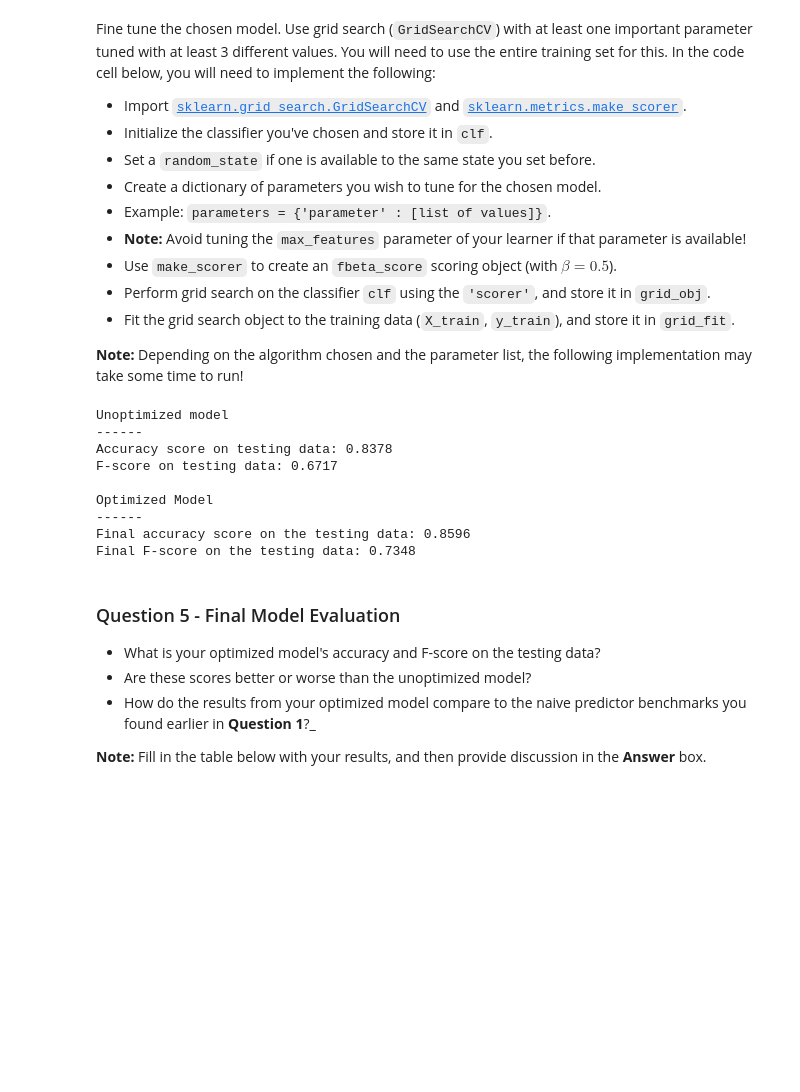
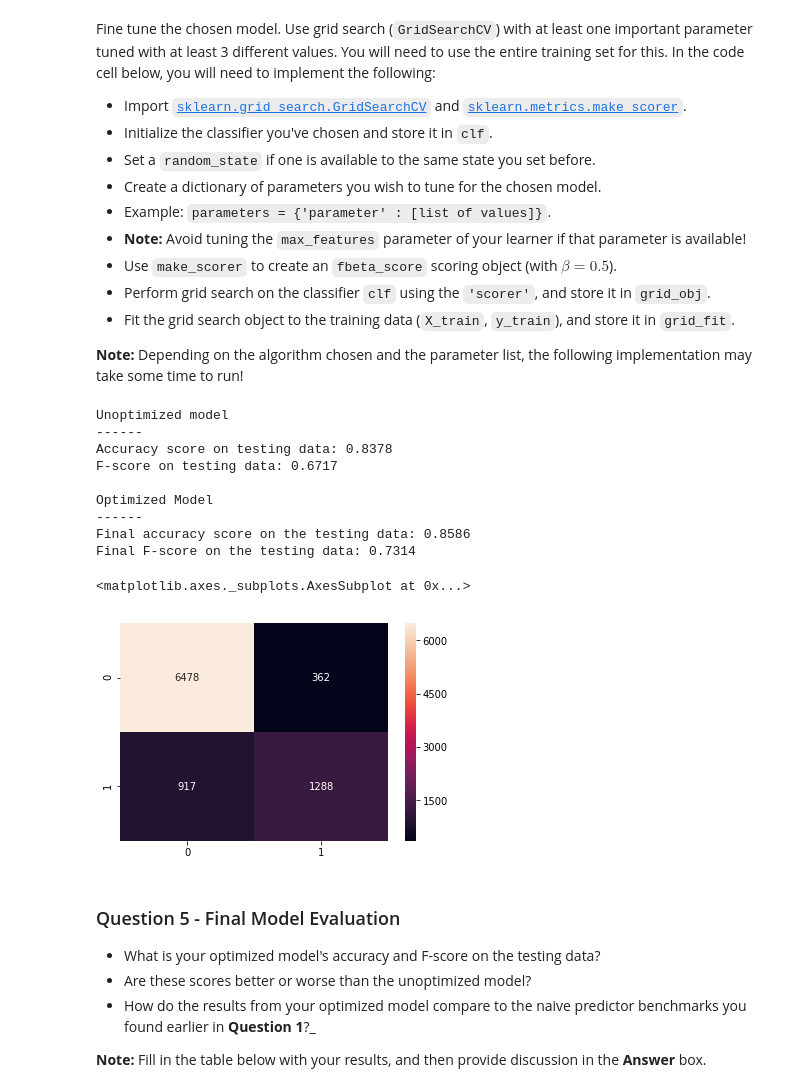
Before and after one commit to reaganrewop/finding_donors, a Jupyter notebook: finding_donors.ipynb, the cells around one changed output. Cells and saved outputs as stored; diff of their text form; code cells hidden in the pictures; blank space fills up the shorter version.

```diff
--- a/finding_donors.ipynb
+++ b/finding_donors.ipynb
@@ -468,47 +489,52 @@ Fine tune the chosen model. Use grid search (`GridSearchCV`) with at least one i
 from sklearn.grid_search import GridSearchCV
 from sklearn.metrics import make_scorer
 from sklearn.ensemble import RandomForestClassifier
+from sklearn.metrics import confusion_matrix
+import seaborn as sns
 
 # TODO: Initialize the classifier
 clf = RandomForestClassifier(random_state=0)
 
 # TODO: Create the parameters list you wish to tune, using a dictionary if needed.
 # HINT: parameters = {'parameter_1': [value1, value2], 'parameter_2': [value1, value2]}
-parameters = {'max_depth':range(1,10),'random_state':range(0,100,10),'max_features': [0.7,0.8,0.9,1.0]}
+parameters = {'max_depth':range(1,10),'max_features': [0.7,0.8,0.9,1.0]}
 
 # TODO: Make an fbeta_score scoring object using make_scorer()
 scorer = make_scorer(fbeta_score,beta=0.5)
 
 # TODO: Perform grid search on the classifier using 'scorer' as the scoring method using GridSearchCV()
 grid_obj = GridSearchCV(clf, parameters, scoring=scorer)
 
 # TODO: Fit the grid search object to the training data and find the optimal parameters using fit()
-grid_fit = grid_obj.fit(X_train,y_train['>50K'])
+grid_fit = grid_obj.fit(X_train,y_train)
 
 # Get the estimator
 best_clf = grid_fit.best_estimator_
 
 # Make predictions using the unoptimized and model
 predictions = (clf.fit(X_train, y_train)).predict(X_test)
 best_predictions = best_clf.predict(X_test)
 
 # Report the before-and-afterscores
 print "Unoptimized model\n------"
 print "Accuracy score on testing data: {:.4f}".format(accuracy_score(y_test, predictions))
 print "F-score on testing data: {:.4f}".format(fbeta_score(y_test, predictions, beta = 0.5))
 print "\nOptimized Model\n------"
 print "Final accuracy score on the testing data: {:.4f}".format(accuracy_score(y_test, best_predictions))
 print "Final F-score on the testing data: {:.4f}".format(fbeta_score(y_test, best_predictions, beta = 0.5))
+sns.heatmap(confusion_matrix(y_test, best_predictions), annot = True, fmt = '')
 # %% [output]
 Unoptimized model
 ------
 Accuracy score on testing data: 0.8378
 F-score on testing data: 0.6717
 
 Optimized Model
 ------
-Final accuracy score on the testing data: 0.8596
-Final F-score on the testing data: 0.7348
+Final accuracy score on the testing data: 0.8586
+Final F-score on the testing data: 0.7314
+<matplotlib.axes._subplots.AxesSubplot at 0x...>
+[figure, added]
 # %% [markdown]
 ### Question 5 - Final Model Evaluation
 
```
Also changed, not shown: parts of 11 cells of this notebook, 1 other file.
